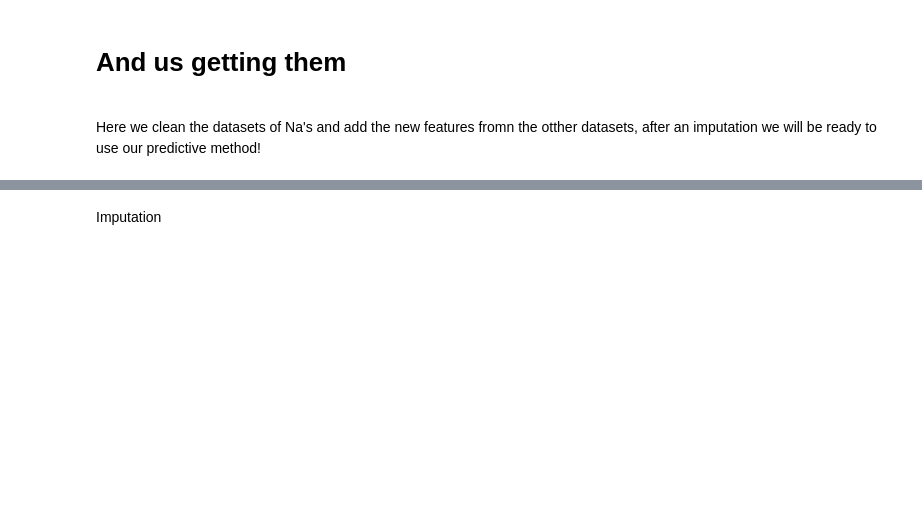
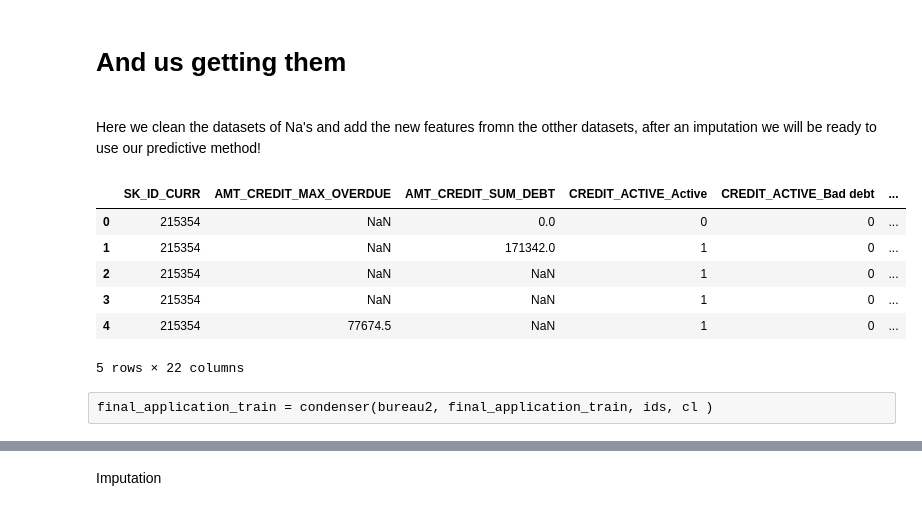
Before and after one commit to Gruntrexpewrus/FDSKagglecompetition, a Jupyter notebook: Home Credit Default RiskLeoafterStefano.ipynb, the cells around one changed output, grey strips where cells are left out. Cells and saved outputs as stored; diff of their text form; code cells hidden in the pictures; blank space fills up the shorter version.

```diff
--- a/Home Credit Default RiskLeoafterStefano.ipynb
+++ b/Home Credit Default RiskLeoafterStefano.ipynb
@@ -952,3 +950,15 @@ final_application_train = condenser(bureau2, final_application_train, ids, cl )
+# %%
+bureau2.head()
+# %% [output]
+|  | SK_ID_CURR | AMT_CREDIT_MAX_OVERDUE | AMT_CREDIT_SUM_DEBT | CREDIT_ACTIVE_Active | CREDIT_ACTIVE_Bad debt | ... |
+| 0 | 215354 | NaN | 0.0 | 0 | 0 | ... |
+| 1 | 215354 | NaN | 171342.0 | 1 | 0 | ... |
+| 2 | 215354 | NaN | NaN | 1 | 0 | ... |
+| 3 | 215354 | NaN | NaN | 1 | 0 | ... |
+| 4 | 215354 | 77674.5 | NaN | 1 | 0 | ... |
+5 rows × 22 columns
+# %% [raw]
+final_application_train = condenser(bureau2, final_application_train, ids, cl )
 # %%
 cl = list(bureau2.columns)
 final_application_test = condenser(bureau2, final_application_test, idstest, cl )
```
Also changed, not shown: parts of 5 cells of this notebook.
